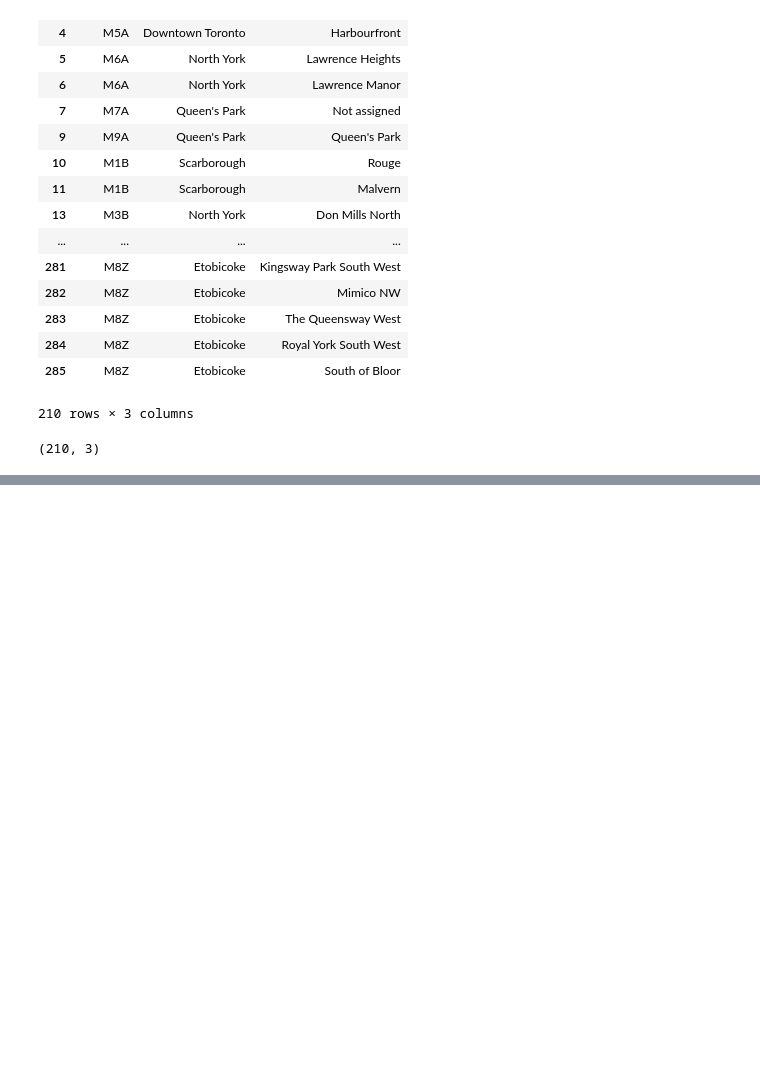
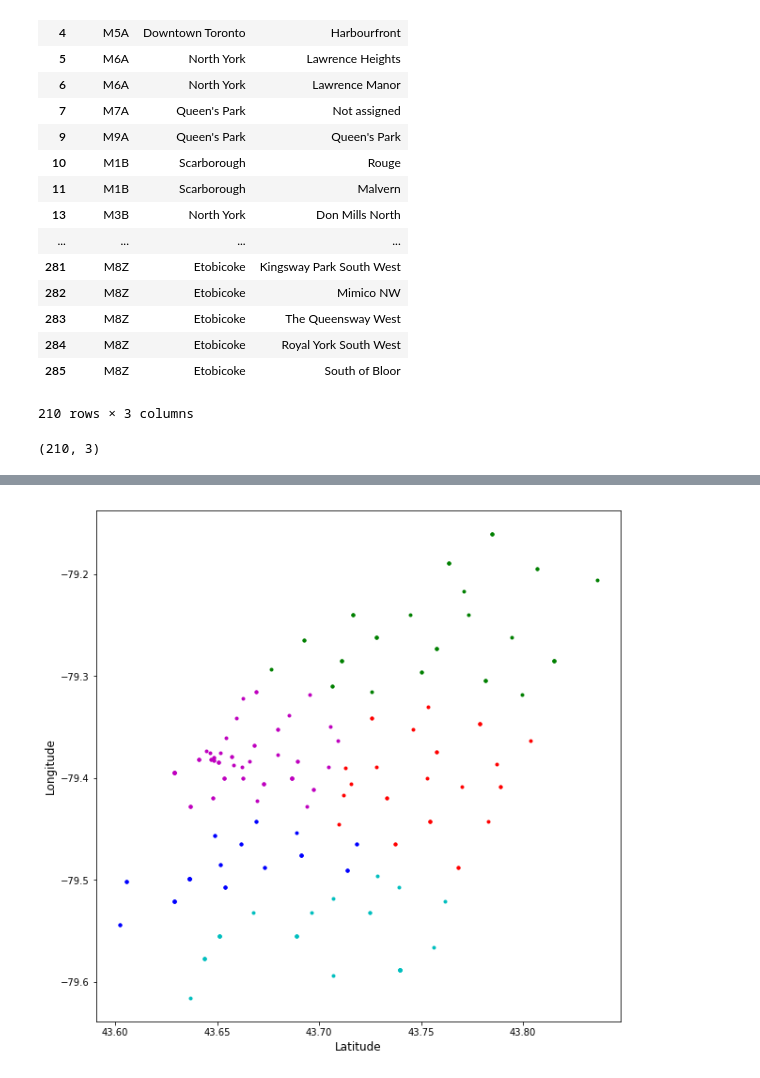
Before and after one commit to klynds/TorontoNeighborhoodSegmentationAssignment, a Jupyter notebook: Toronto Segmentation Map.ipynb, the cells around one changed output, grey strips where cells are left out. Cells and saved outputs as stored; diff of their text form; code cells hidden in the pictures; blank space fills up the shorter version.

```diff
--- a/Toronto Segmentation Map.ipynb
+++ b/Toronto Segmentation Map.ipynb
@@ -37,0 +72,91 @@ df.shape
+# %%
+#!conda install -c conda-forge folium=0.5.0 --yes # uncomment this line if you haven't completed the Foursquare API lab
+#!conda install -c conda-forge folium=0.10.0 --yes # uncomment this line if you haven't completed the Foursquare API lab
+
+!wget -q -O 'geo.csv' https://cocl.us/Geospatial_data
+
+from folium.plugins import MarkerCluster
+from sklearn.cluster import KMeans
+import folium
+import numpy as np
+import pandas as pd
+import matplotlib.pyplot as plt
+from sklearn.cluster import KMeans
+from collections import Counter
+import webbrowser
+import pandas as pd
+import requests
+
+site_url = requests.get("https://en.wikipedia.org/wiki/List_of_postal_codes_of_Canada:_M").text
+df = pd.read_html(site_url, header=0)[0]
+df.drop(df[df['Borough'] == "Not assigned"].index, inplace=True) #removes rows where the borough is not assigned.
+df.Borough[df.Neighbourhood == 'Not assigned'] = df.Borough #alters rows where the neighbourhood is not assigned to reflect the borough.
+
+data = pd.read_csv("geo.csv")
+
+merged = pd.merge(df, data, how='left', on=None, left_on='Postcode', right_on='Postal Code',
+         left_index=False, right_index=False, sort=True,
+         suffixes=('_x', '_y'), copy=True, indicator=False,
+         validate=None)
+merged = merged.drop('Postcode', 1)
+merged = pd.merge(df, data, how='left', on=None, left_on='Postcode', right_on='Postal Code',
+         left_index=False, right_index=False, sort=True,
+         suffixes=('_x', '_y'), copy=True, indicator=False,
+         validate=None)
+merged = merged.drop('Postcode', 1)
+X=merged.loc[:,['Latitude','Longitude']]
+id_n=5
+kmeans = KMeans(n_clusters=id_n, random_state=0).fit(X)
+id_label=kmeans.labels_
+ptsymb = np.array(['b.','r.','m.','g.','c.','k.','b*','r*','m*','r^']);
+plt.figure(figsize=(10,10))
+plt.ylabel('Longitude', fontsize=12)
+plt.xlabel('Latitude', fontsize=12)
+for i in range(id_n):
+    cluster=np.where(id_label==i)[0]
+    plt.plot(X.Latitude[cluster].values,X.Longitude[cluster].values,ptsymb[i])
+plt.show()
+cluster0, cluster1, cluster2, cluster3, cluster4 = [],[],[],[],[]
+cluster0pop, cluster1pop, cluster2pop, cluster3pop, cluster4pop, = [],[],[],[],[]
+counter = 0
+for idval in id_label:
+    if idval == 0:
+        cluster0.append([merged.iloc[counter]["Latitude"], merged.iloc[counter]["Longitude"]])
+        cluster0pop.append(str(merged.iloc[counter]["Neighbourhood"]) + " - ("+str(merged.iloc[counter]["Postal Code"]) + ") ")
+    if idval == 1:
+        cluster1.append([merged.iloc[counter]["Latitude"], merged.iloc[counter]["Longitude"]])
+        cluster1pop.append(str(merged.iloc[counter]["Neighbourhood"]) + " - (" + str(merged.iloc[counter]["Postal Code"]) + ") ")
+    if idval == 2:
+        cluster2.append([merged.iloc[counter]["Latitude"], merged.iloc[counter]["Longitude"]])
+        cluster2pop.append(str(merged.iloc[counter]["Neighbourhood"]) + " - (" + str(merged.iloc[counter]["Postal Code"]) + ") ")
+    if idval == 3:
+        cluster3.append([merged.iloc[counter]["Latitude"], merged.iloc[counter]["Longitude"]])
+        cluster3pop.append(str(merged.iloc[counter]["Neighbourhood"]) + " - (" + str(merged.iloc[counter]["Postal Code"]) + ") ")
+    if idval == 4:
+        cluster4.append([merged.iloc[counter]["Latitude"], merged.iloc[counter]["Longitude"]])
+        cluster4pop.append(str(merged.iloc[counter]["Neighbourhood"]) + " - (" + str(merged.iloc[counter]["Postal Code"]) + ") ")
+    counter+=1
+tor_map = folium.Map(location=[43.6748, -79.4041], zoom_start=12)
+feature_group = folium.FeatureGroup("Cluster 0:")
+for i in range(0, len(cluster0)):
+    feature_group.add_child(folium.Marker(location=cluster0[i],popup=cluster0pop[i], icon=folium.Icon(color='red')))
+tor_map.add_child(feature_group)
+feature_group = folium.FeatureGroup("Cluster 1:")
+for i in range(0, len(cluster1)):
+    feature_group.add_child(folium.Marker(location=cluster1[i],popup=cluster1pop[i], icon=folium.Icon(color='green')))
+tor_map.add_child(feature_group)
+feature_group = folium.FeatureGroup("Cluster 2:")
+for i in range(0, len(cluster2)):
+    feature_group.add_child(folium.Marker(location=cluster2[i],popup=cluster2pop[i], icon=folium.Icon(color='darkblue')))
+tor_map.add_child(feature_group)
+feature_group = folium.FeatureGroup("Cluster 3:")
+for i in range(0, len(cluster3)):
+    feature_group.add_child(folium.Marker(location=cluster3[i],popup=cluster3pop[i], icon=folium.Icon(color='purple')))
+tor_map.add_child(feature_group)
+feature_group = folium.FeatureGroup("Cluster 4:")
+for i in range(0, len(cluster4)):
+    feature_group.add_child(folium.Marker(location=cluster4[i],popup=cluster4pop[i], icon=folium.Icon(color='orange')))
+tor_map.add_child(feature_group)
+tor_map.save(outfile= "map.html")
+# %% [output]
+[figure, added]
```
Also changed, not shown: parts of 9 cells of this notebook.
